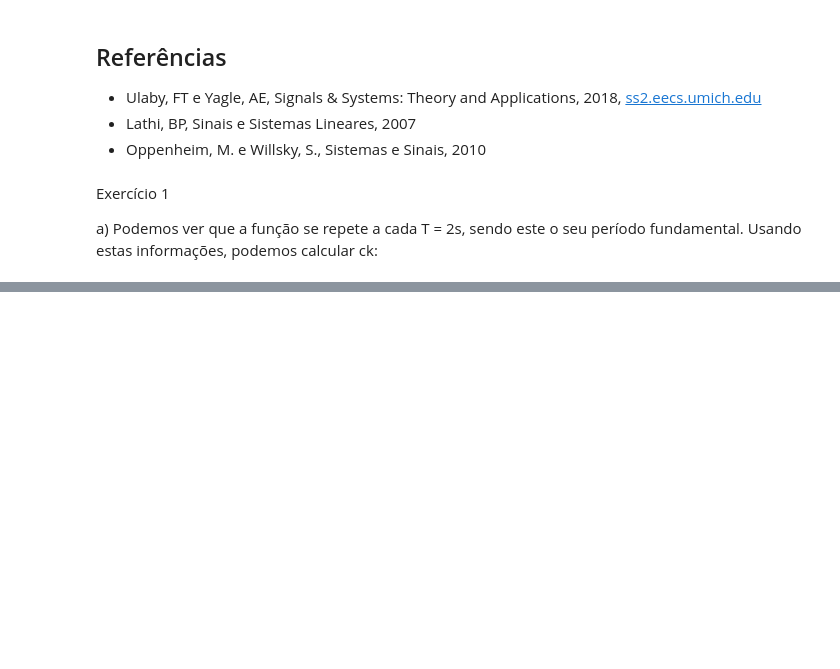
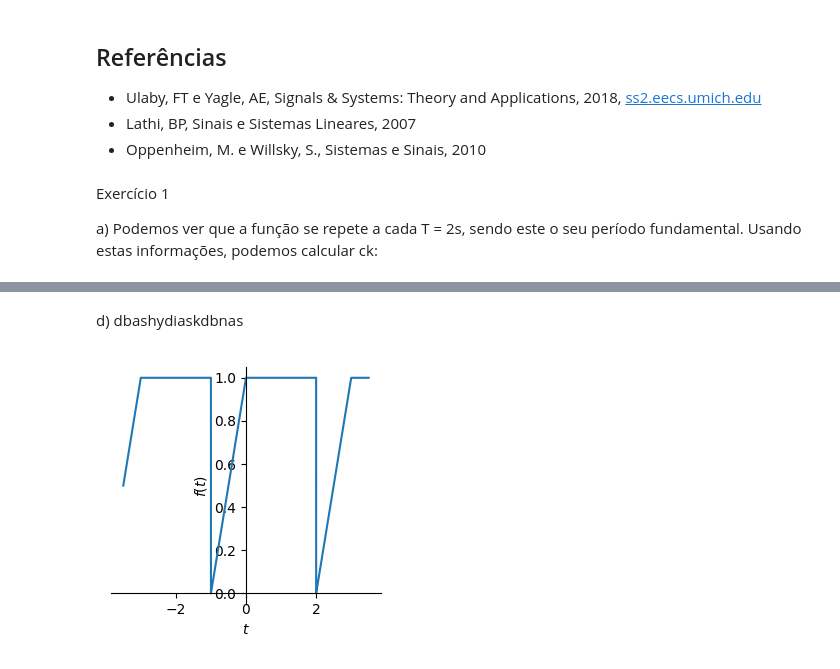
Before and after one commit to andre-nd/SistemasESinais, a Jupyter notebook: SerieFourierContinuo.ipynb, the cells around one changed output, grey strips where cells are left out. Drawn from its saved outputs; the diff is of its cells as text; code cells hidden in the pictures; blank space fills up the shorter version.

```diff
--- a/SerieFourierContinuo.ipynb
+++ b/SerieFourierContinuo.ipynb
@@ -736,0 +797,13 @@ PlotGrid(1, 1, p[3]);
+# %% [markdown]
+d) dbashydiaskdbnas
+# %%
+t = sym.symbols('t')
+x = sym.Piecewise((t+1, (t>-1)&(t<0)),
+                  (1, (t>0)&(t<2)),
+                  (1, (t>-3)&(t<-1)),
+                  (t+4, (t>-4)&(t<-3)),
+                  (t-2, (t>2)&(t<3)),
+                  (1, (t>3)))
+sym.plot(x, (t, -3.5,3.5), size=(3,3));
+# %% [output]
+[figure, added]
```
Also changed, not shown: parts of 7 cells of this notebook.
